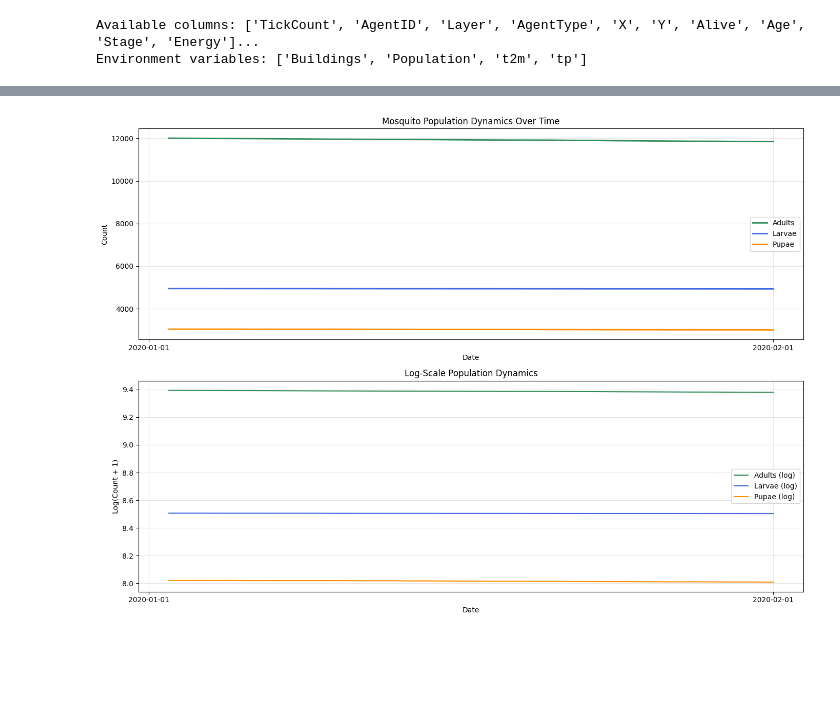
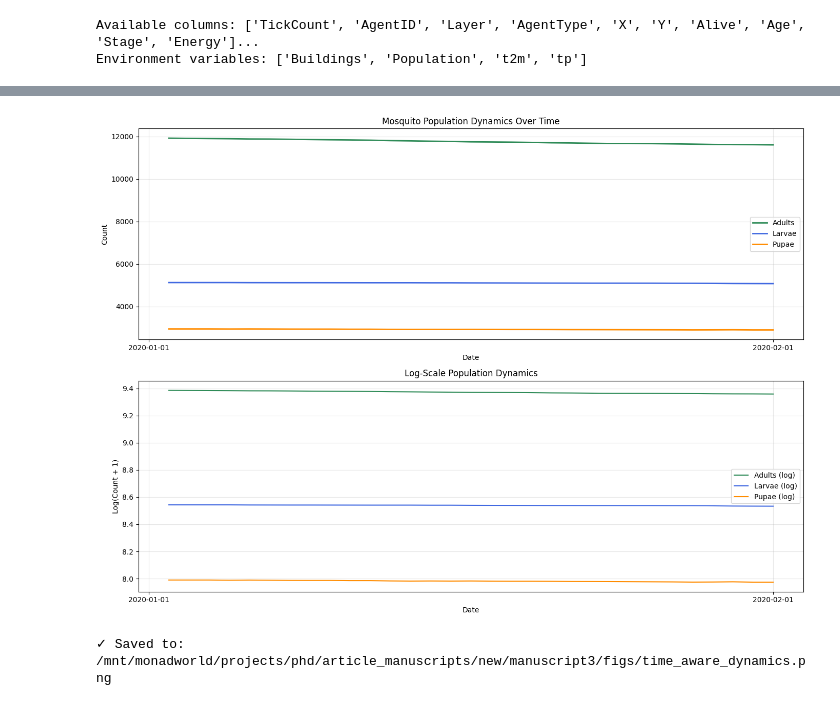
Before and after one commit to Vansnoden/monadvsim, a Jupyter notebook: analyze_single_simulation.ipynb, the cells around one changed output, grey strips where cells are left out. Cells and saved outputs as stored; diff of their text form; code cells hidden in the pictures; blank space fills up the shorter version.

```diff
--- a/analyze_single_simulation.ipynb
+++ b/analyze_single_simulation.ipynb
@@ -29,13 +29,16 @@ from collections import defaultdict
 import yaml
 from datetime import datetime, timedelta
 import matplotlib.dates as mdates
+from concurrent.futures import ThreadPoolExecutor
+from functools import partial
+from scipy.spatial import cKDTree
 
 warnings.filterwarnings('ignore')
 
 # ======================================================================
 # CONFIGURATION - UPDATE THESE PATHS
 # ======================================================================
-INPUT_FILE = "/home/void/Documents/codes/monadvsim/results/sim_data_20260906_213613.csv"
+INPUT_FILE = "/home/void/Documents/codes/monadvsim/results/sim_data_20260907_212456.csv"
 SIMULATION_CONFIG_PATH = "/home/void/Documents/codes/monadvsim/src/main/resources/config/simulation.yaml"
 STUDY_AREA_FILE = "/home/void/Documents/codes/monadvsim/prepared_data/somali/somali.shp"
 OUTPUT_DIR = "/mnt/monadworld/projects/phd/article_manuscripts/new/manuscript3/figs"
@@ -46,7 +49,7 @@ CHUNKSIZE = 100000
 MAX_SPATIAL_POINTS_PER_TICK = 100000
 STAGE_COLORS = {'ADULT': '#2E8B57', 'LARVA': '#4169E1', 'PUPA': '#FF8C00'}
 KDE_BANDWIDTH_DEG = 0.002
-KDE_GRID_RES = 200
+KDE_GRID_RES = 150
 
 os.makedirs(OUTPUT_DIR, exist_ok=True)
 print("Configuration ready.")
@@ -440,35 +355,38 @@ def plot_time_aware_dynamics(df, output_dir):
 
     # Format x-axis with dates
     ax1.xaxis.set_major_formatter(mdates.DateFormatter('%Y-%m-%d'))
     ax1.xaxis.set_major_locator(mdates.MonthLocator(interval=1))
     ax1.set_xlabel('Date')
     ax1.set_ylabel('Count')
     ax1.set_title('Mosquito Population Dynamics Over Time')
     ax1.legend()
     ax1.grid(True, alpha=0.3)
 
     # Log-scale plot
     ax2.plot(df['DateTime'], np.log1p(df['AdultCount']),
              label='Adults (log)', color=STAGE_COLORS['ADULT'], linewidth=1.5)
     ax2.plot(df['DateTime'], np.log1p(df['LarvaCount']),
              label='Larvae (log)', color=STAGE_COLORS['LARVA'], linewidth=1.5)
     ax2.plot(df['DateTime'], np.log1p(df['PupaCount']),
              label='Pupae (log)', color=STAGE_COLORS['PUPA'], linewidth=1.5)
     ax2.xaxis.set_major_formatter(mdates.DateFormatter('%Y-%m-%d'))
     ax2.xaxis.set_major_locator(mdates.MonthLocator(interval=1))
     ax2.set_xlabel('Date')
     ax2.set_ylabel('Log(Count + 1)')
     ax2.set_title('Log-Scale Population Dynamics')
     ax2.legend()
     ax2.grid(True, alpha=0.3)
 
     plt.tight_layout()
-    plt.savefig(f'{output_dir}/time_aware_dynamics.png', dpi=300, bbox_inches='tight')
+    output_file = f'{output_dir}/time_aware_dynamics.png'
+    plt.savefig(output_file, dpi=300, bbox_inches='tight')
     plt.show()
+    print(f"✓ Saved to: {output_file}")
 
 plot_time_aware_dynamics(daily_df, OUTPUT_DIR)
 # %% [output]
-[figure, old version]
+[figure, new version]
+✓ Saved to: /mnt/monadworld/projects/phd/article_manuscripts/new/manuscript3/figs/time_aware_dynamics.png
 # %%
 # ======================================================================
 # 6. Seasonal Analysis
```
Also changed, not shown: parts of 10 cells of this notebook, 4 other files.
